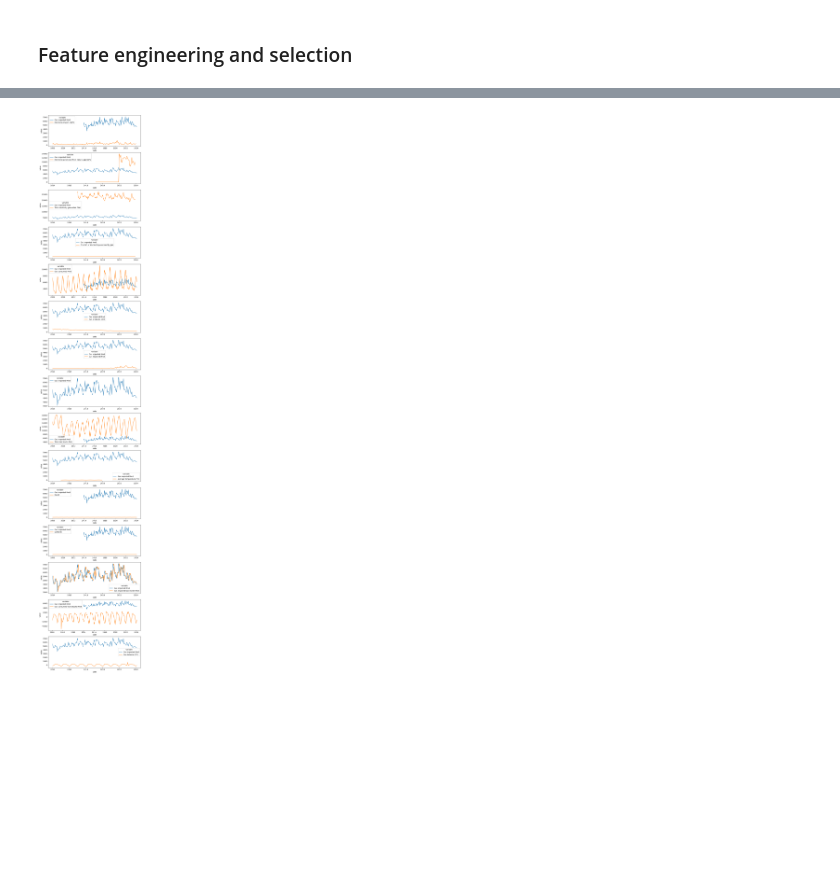
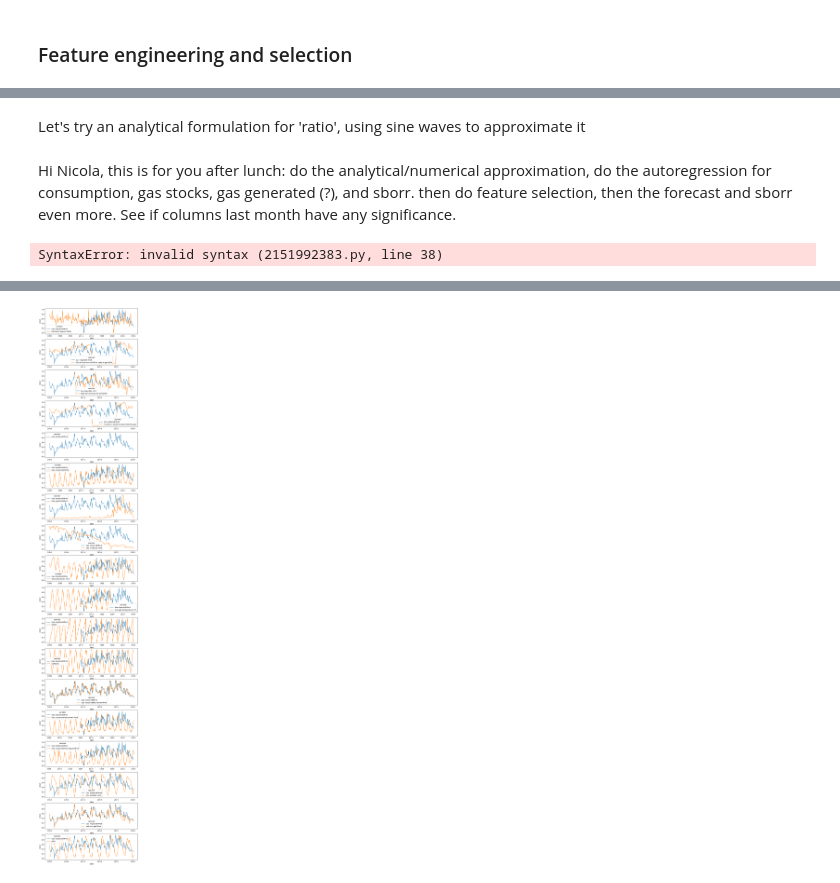
Before and after one commit to gaya22/Project_3_SEne, a Jupyter notebook: 04_feature_selection.ipynb, the cells around one changed output, grey strips where cells are left out. Drawn from its saved outputs; the diff is of its cells as text; code cells hidden in the pictures; blank space fills up the shorter version.

```diff
--- a/04_feature_selection.ipynb
+++ b/04_feature_selection.ipynb
@@ -36,24 +80,79 @@ DatetimeIndex(['2008-01-01', '2008-02-01', '2008-03-01', '2008-04-01',
+# %% [markdown]
+Let's try an analytical formulation for 'ratio', using sine waves to approximate it
+# %% [markdown]
+Hi Nicola, this is for you after lunch: do the analytical/numerical approximation, do the autoregression for consumption, gas stocks, gas generated (?), and sborr. then do feature selection, then the forecast and sborr even more. See if columns last month have any significance.
+# %%
+import numpy as np
+import scipy.optimize as opt
+import matplotlib.pyplot as plt
+
+yy = dfIT.values[:,10]
+
+def fit_sin(tt, yy):
+    # Fit sin to the input time sequence and return fitting parameters
+    ff = np.fft.fftfreq(len(tt), (tt[1] - tt[0]))
+    Fyy = abs(np.fft.fft(yy))
+    guess_freq = abs(ff[np.argmax(Fyy[1:]) + 1])
+    guess_amp = np.std(yy) * 2.0**0.5
+    guess_offset = np.mean(yy)
+    guess = np.array([guess_amp, 2.0 * np.pi * guess_freq, 0.0, guess_offset])
+
+    def sinfunc(t, A, w, p, c):
+        return A * np.sin(w * t + p) + c
+
+    popt, _ = opt.curve_fit(sinfunc, tt, yy, p0=guess)
+    A, w, p, c = popt
+    f = w / (2.0 * np.pi)
+    fitfunc = lambda t: A * np.sin(w * t + p) + c
+    return {"amp": A, "omega": w, "phase": p, "offset": c, "freq": f, "period": 1.0 / f, "fitfunc": fitfunc}
+
+# Generate synthetic data
+N = 500
+tt = np.linspace(0, 10, N)
+yy = np.sin(2.0 * np.pi * 2.0 * tt) + 4.0 + 0.5 * np.random.randn(N)
+
+# Fit sine curve to data
+res = fit_sin(tt, yy)
+
+# Print fitting results
+print(f"Amplitude: {res['amp']:.2f}, Angular frequency: {res['omega']:.2f}, Phase: {res['phase']:.2f}, Offset: {res['offset']:.2f}")
+
+# Plot data and fitted sine curve
+plt.plot(tt, yy, "-k", label="Data", linewidth=2)
+plt.plot(tt, res"fitfunc", "r-", label="Fitted sine curve", linewidth=2)
+plt.legend(loc="best")
+plt.xlabel("Time")
+plt.ylabel("Value")
+plt.title("Approximating Data with a Sine Curve")
+plt.show()
+# %% [output]
+SyntaxError: invalid syntax (2151992383.py, line 38)
 # %%
-dfIT = pd.read_csv('Data_03.csv')
-dfIT=dfIT.set_index('date')
-dfIT.index=pd.to_datetime(dfIT.index, format='%Y-%m-%d')
+
 #Extracting features
 dfIT['Month'] = dfIT.index.month
-dfIT['sinMonth'] = 1 + np.sin((dfIT['Month']+2)/6*np.pi) #January is numerically close to December
+dfIT['sinMonth'] = (1 + np.sin((dfIT['Month']+2)/6*np.pi))/2 #January is numerically close to December
 
 #Shifting features
 dfIT['Gas imported last month Mm3'] = dfIT['Gas imported Mm3'].shift(1) # Gas imported the last month
+dfIT['Gas consumed last month Mm3'] = dfIT['Gas consumed Mm3'].shift(1) # Gas consumed the last month
+dfIT['Gas produced last month Mm3'] = dfIT['Gas produced Mm3'].shift(1) # Gas imported the last month
+dfIT['Total Gas Stocks last month Mm3'] = dfIT['Total Gas Stocks Mm3'].shift(1) # Gas imported the last month
 
-#Balances features
-dfIT['Gas consumed from stocks Mm3'] = dfIT['Total Gas Stocks Mm3'] - dfIT['Total Gas Stocks Mm3'].shift(1)
-dfIT['Gas balance (???)'] = dfIT['Gas imported Mm3'] - dfIT['Gas exported Mm3'] + dfIT['Gas produced Mm3'] - dfIT['Gas consumed Mm3'] - dfIT['Gas consumed from stocks Mm3']
+#Balance features
+dfIT['Gas consumed from stocks Mm3'] = dfIT['Total Gas Stocks Mm3'].shift(1) - dfIT['Total Gas Stocks Mm3']
+dfIT['Gas escaped Mm3'] = dfIT['Gas imported Mm3'] - dfIT['Gas exported Mm3'] + dfIT['Gas produced Mm3'] - dfIT['Gas consumed Mm3'] - dfIT['Gas consumed from stocks Mm3']
+dfIT['Net new gas Mm3'] = dfIT['Gas consumed Mm3'] - dfIT['Gas consumed from stocks Mm3'] - dfIT['Gas produced Mm3']
+
+#The idea behind the next feature is: 'ratio' looks periodic, if it can be autocorrelated, then we have a good candidate for the forecasting!
+dfIT['ratio'] = dfIT['Gas imported Mm3']/dfIT['Gas consumed Mm3'] #
 
 #Plotting normalized data
 dfITn = dfIT.copy(deep=True)
-'''
+
 for column in dfITn.columns: #what I do here is put all values on a scale from 0 to 1, where 0 corresponds to min value and 1 to max value
     dfITn.loc[:,column] = (dfITn.loc[:,column] - dfITn.loc[:,column].min())/(dfITn.loc[:,column].max() - dfITn.loc[:,column].min())
-'''
+
 dfITn = dfITn.reset_index()
 
 fig, axes = plt.subplots(len(dfITn.columns)-1,1,figsize = (10,60))
@@ -66,7 +165,6 @@ for i in range(0,len(dfITn.columns)-1):
 dfITn = dfITn.set_index('date')
 
 #let's see for only the non-NaN values
-#display(dfITn.loc[slice(None, pd.to_datetime("2020-02",format='%Y-%m')), :].corr())
 display(dfITn.corr())
 # %% [output]
 |  | Electricity import (GWh) | Electricity generated from natura... | Total electricity generated GWh | Fraction of electricity generated... | ... |
@@ -88,3 +187,3 @@ display(dfITn.corr())
-[figure, old version]
+[figure, new version]
 # %%
 #dfIT.index = dfIT.index.strftime('%Y-%m-%d')
```
Also changed, not shown: parts of 7 cells of this notebook, 5 other files.
